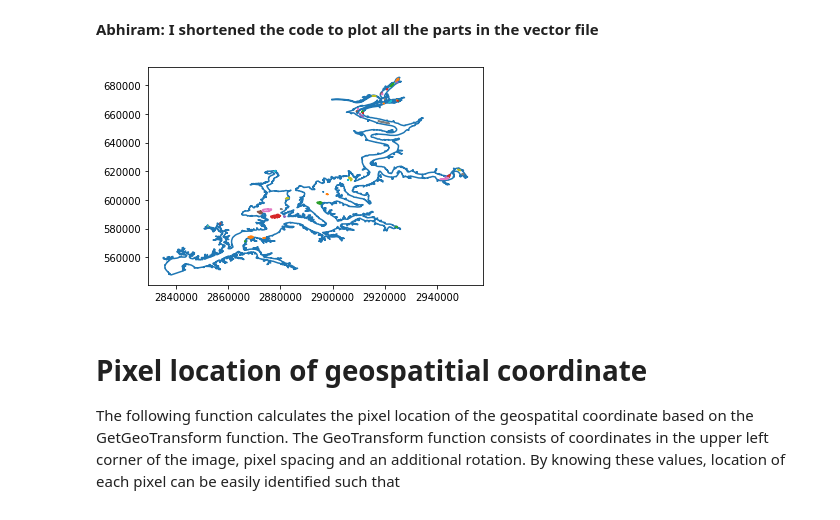
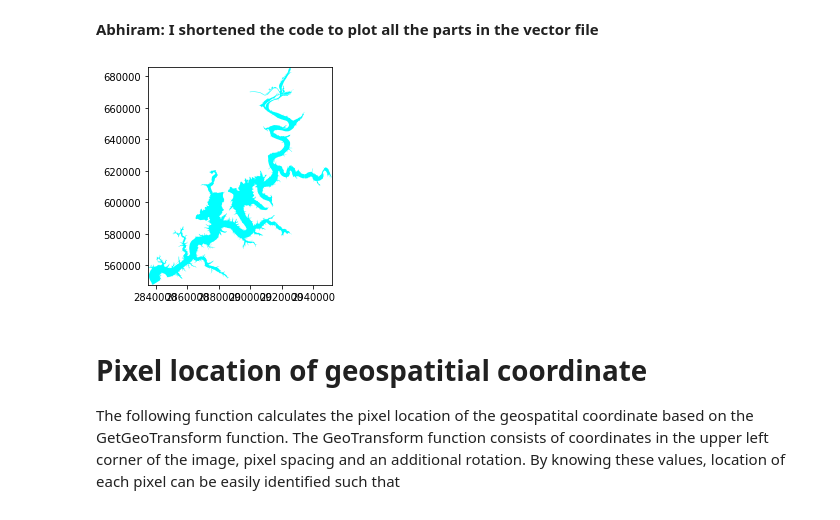
Before and after one commit to djlampert/Clipping_raster, a Jupyter notebook: clip_raster.ipynb, the cells around one changed output. Cells and saved outputs as stored; diff of their text form; code cells hidden in the pictures.

Commit message:
shapefile is plotted with all the parts

```diff
--- a/clip_raster.ipynb
+++ b/clip_raster.ipynb
@@ -135,17 +135,28 @@ for shape in list(sf.iterShapes()):
 # %%
 # Plotting the shapefile to check how the shapfile of the grandlake looks like
 %matplotlib inline
 #Plotting a single shape over the map
+shape = sf.shape(0)
+
+#Giving the extent of the shapefile
+xmin, ymin, xmax, ymax = shape.bbox
+
+#Plotting shapefile with different parts
+fig = plt.figure()
+ax = fig.add_subplot(111, aspect = 'equal')
+ax.set_xlim(xmin,xmax)
+ax.set_ylim(ymin,ymax)
 for shape in sf.shapeRecords():
     for i in range(len(shape.shape.parts)):
         i_start = shape.shape.parts[i]
         if i==len(shape.shape.parts)-1:
             i_end = len(shape.shape.points)
         else:
             i_end = shape.shape.parts[i+1]
         x = [i[0] for i in shape.shape.points[i_start:i_end]]
         y = [i[1] for i in shape.shape.points[i_start:i_end]]
-        plt.plot(x,y)
-plt.show()
+
+        points = [(x[i],y[i]) for i in range(0,len(x))]
+        ax.add_patch(patches.Polygon(points, fc = 'aqua'))
 # %% [output]
-[figure, old version]
+[figure, new version]
```
Also changed, not shown: parts of 5 cells of this notebook.
